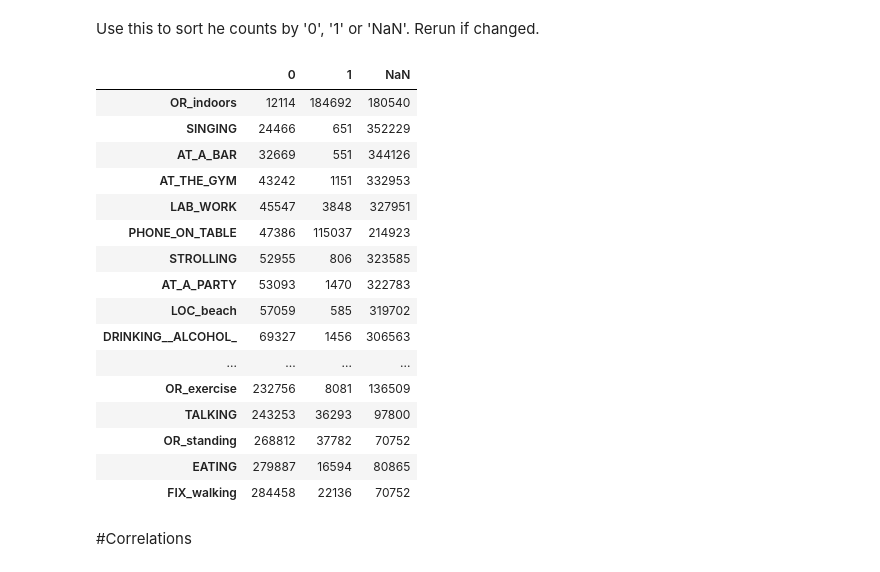
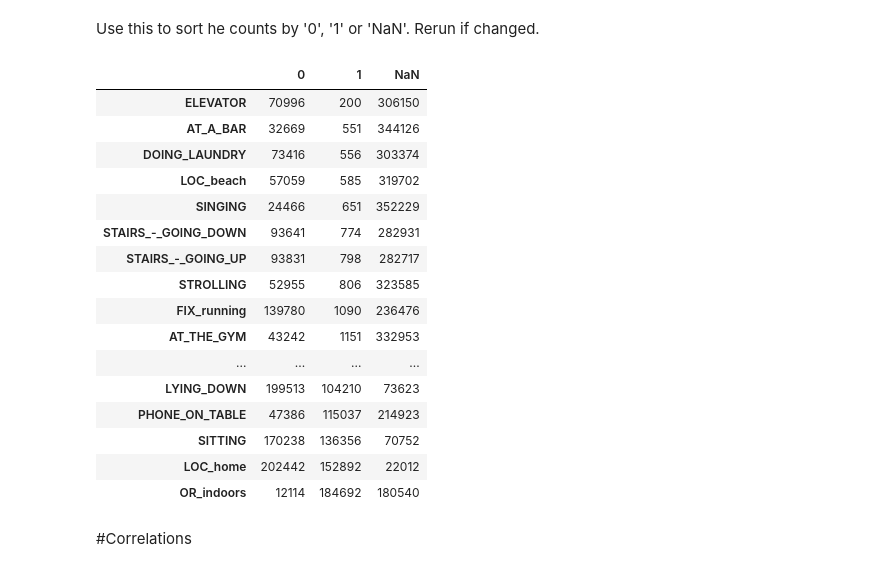
Before and after one commit to rickest-rick/mu_practical_work, a Jupyter notebook: src/label_stats.ipynb, the cells around one changed output. Drawn from its saved outputs; the diff is of its cells as text; code cells hidden in the pictures.

```diff
--- a/src/label_stats.ipynb
+++ b/src/label_stats.ipynb
@@ -43,25 +72,25 @@ for column in labels.columns[:]:
 # %% [markdown]
 Use this to sort he counts by '0', '1' or 'NaN'. Rerun if changed.
 # %%
-results.sort_values(by=['0'], inplace=False)
+results.sort_values(by=['1'], inplace=False)
 # %% [output]
 |  | 0 | 1 | NaN |
+| ELEVATOR | 70996 | 200 | 306150 |
+| AT_A_BAR | 32669 | 551 | 344126 |
+| DOING_LAUNDRY | 73416 | 556 | 303374 |
+| LOC_beach | 57059 | 585 | 319702 |
+| SINGING | 24466 | 651 | 352229 |
+| STAIRS_-_GOING_DOWN | 93641 | 774 | 282931 |
+| STAIRS_-_GOING_UP | 93831 | 798 | 282717 |
+| STROLLING | 52955 | 806 | 323585 |
+| FIX_running | 139780 | 1090 | 236476 |
+| AT_THE_GYM | 43242 | 1151 | 332953 |
+| ... | ... | ... | ... |
+| LYING_DOWN | 199513 | 104210 | 73623 |
+| PHONE_ON_TABLE | 47386 | 115037 | 214923 |
+| SITTING | 170238 | 136356 | 70752 |
+| LOC_home | 202442 | 152892 | 22012 |
 | OR_indoors | 12114 | 184692 | 180540 |
-| SINGING | 24466 | 651 | 352229 |
-| AT_A_BAR | 32669 | 551 | 344126 |
-| AT_THE_GYM | 43242 | 1151 | 332953 |
-| LAB_WORK | 45547 | 3848 | 327951 |
-| PHONE_ON_TABLE | 47386 | 115037 | 214923 |
-| STROLLING | 52955 | 806 | 323585 |
-| AT_A_PARTY | 53093 | 1470 | 322783 |
-| LOC_beach | 57059 | 585 | 319702 |
-| DRINKING__ALCOHOL_ | 69327 | 1456 | 306563 |
-| ... | ... | ... | ... |
-| OR_exercise | 232756 | 8081 | 136509 |
-| TALKING | 243253 | 36293 | 97800 |
-| OR_standing | 268812 | 37782 | 70752 |
-| EATING | 279887 | 16594 | 80865 |
-| FIX_walking | 284458 | 22136 | 70752 |
 # %% [markdown]
 #Correlations
 # %%
```
Also changed, not shown: parts of 7 cells of this notebook.
